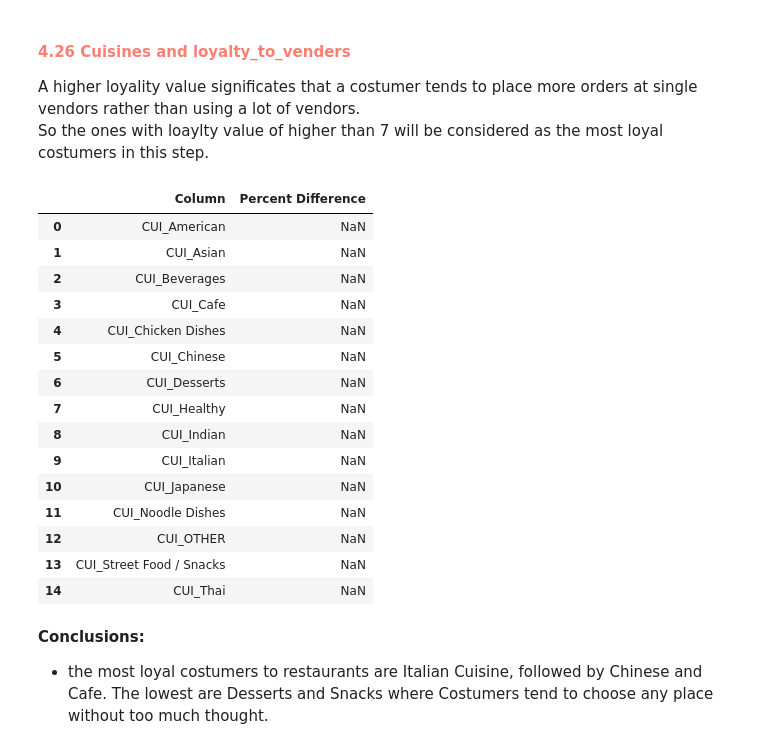
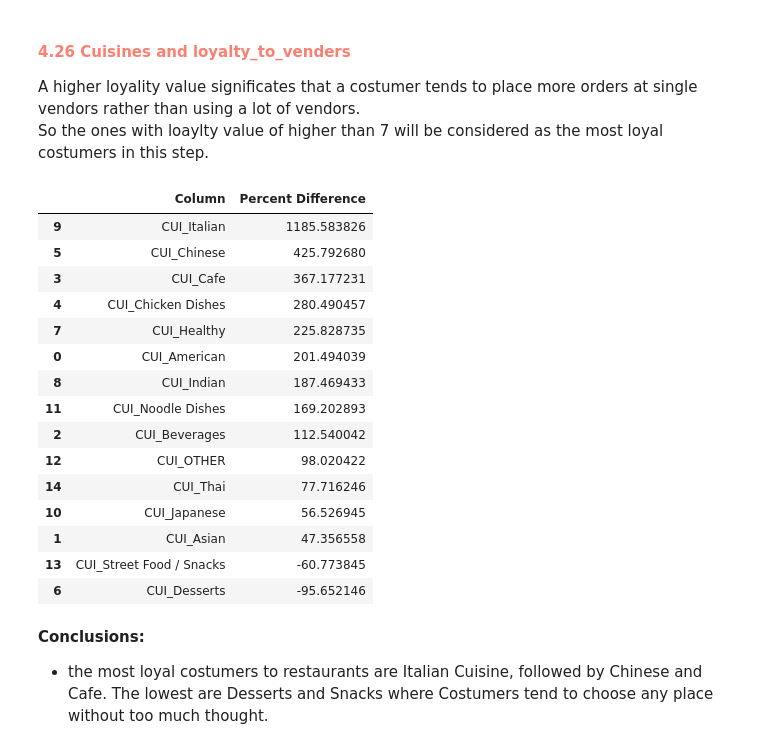
Before and after one commit to Gomsofi06/Data_Mining_NOVAIMS, a Jupyter notebook: src/DM2425_Part_I_Group_19 (1).ipynb, the cells around one changed output. Saved outputs shown, nothing was run; the diff lists cells and outputs as text; code cells hidden in the pictures.

```diff
--- a/src/DM2425_Part_I_Group_19 (1).ipynb
+++ b/src/DM2425_Part_I_Group_19 (1).ipynb
@@ -1051,31 +1053,31 @@ So the ones with loaylty value of higher than 7 will be considered as the most l
 # %%
 percent_differences2 = {}
 
 for column in cuisine:
-    mean_above_7 = df[df['loyalty_to_venders'] > 7][column].mean()
-    mean_below_7 = df[df['loyalty_to_venders'] <= 7][column].mean()
+    mean_above_7 = df[df['loyalty_to_venders'] < 0.15][column].mean()
+    mean_below_7 = df[df['loyalty_to_venders'] >= 0.15][column].mean()
 
     percent_difference2 = ((mean_above_7 - mean_below_7) / mean_below_7) * 100
     percent_differences2[column] = percent_difference2
 
 pd.DataFrame(list(percent_differences2.items()), columns=['Column', 'Percent Difference']).sort_values(by='Percent Difference', ascending=False)
 # %% [output]
 |  | Column | Percent Difference |
-| 0 | CUI_American | NaN |
-| 1 | CUI_Asian | NaN |
-| 2 | CUI_Beverages | NaN |
-| 3 | CUI_Cafe | NaN |
-| 4 | CUI_Chicken Dishes | NaN |
-| 5 | CUI_Chinese | NaN |
-| 6 | CUI_Desserts | NaN |
-| 7 | CUI_Healthy | NaN |
-| 8 | CUI_Indian | NaN |
-| 9 | CUI_Italian | NaN |
-| 10 | CUI_Japanese | NaN |
-| 11 | CUI_Noodle Dishes | NaN |
-| 12 | CUI_OTHER | NaN |
-| 13 | CUI_Street Food / Snacks | NaN |
-| 14 | CUI_Thai | NaN |
+| 9 | CUI_Italian | 1185.583826 |
+| 5 | CUI_Chinese | 425.792680 |
+| 3 | CUI_Cafe | 367.177231 |
+| 4 | CUI_Chicken Dishes | 280.490457 |
+| 7 | CUI_Healthy | 225.828735 |
+| 0 | CUI_American | 201.494039 |
+| 8 | CUI_Indian | 187.469433 |
+| 11 | CUI_Noodle Dishes | 169.202893 |
+| 2 | CUI_Beverages | 112.540042 |
+| 12 | CUI_OTHER | 98.020422 |
+| 14 | CUI_Thai | 77.716246 |
+| 10 | CUI_Japanese | 56.526945 |
+| 1 | CUI_Asian | 47.356558 |
+| 13 | CUI_Street Food / Snacks | -60.773845 |
+| 6 | CUI_Desserts | -95.652146 |
 # %% [markdown]
 **Conclusions:**
 + the most loyal costumers to restaurants are Italian Cuisine, followed by Chinese and Cafe. The lowest are Desserts and Snacks where Costumers tend to choose any place without too much thought.
```
Also changed, not shown: parts of 1 cell of this notebook.
